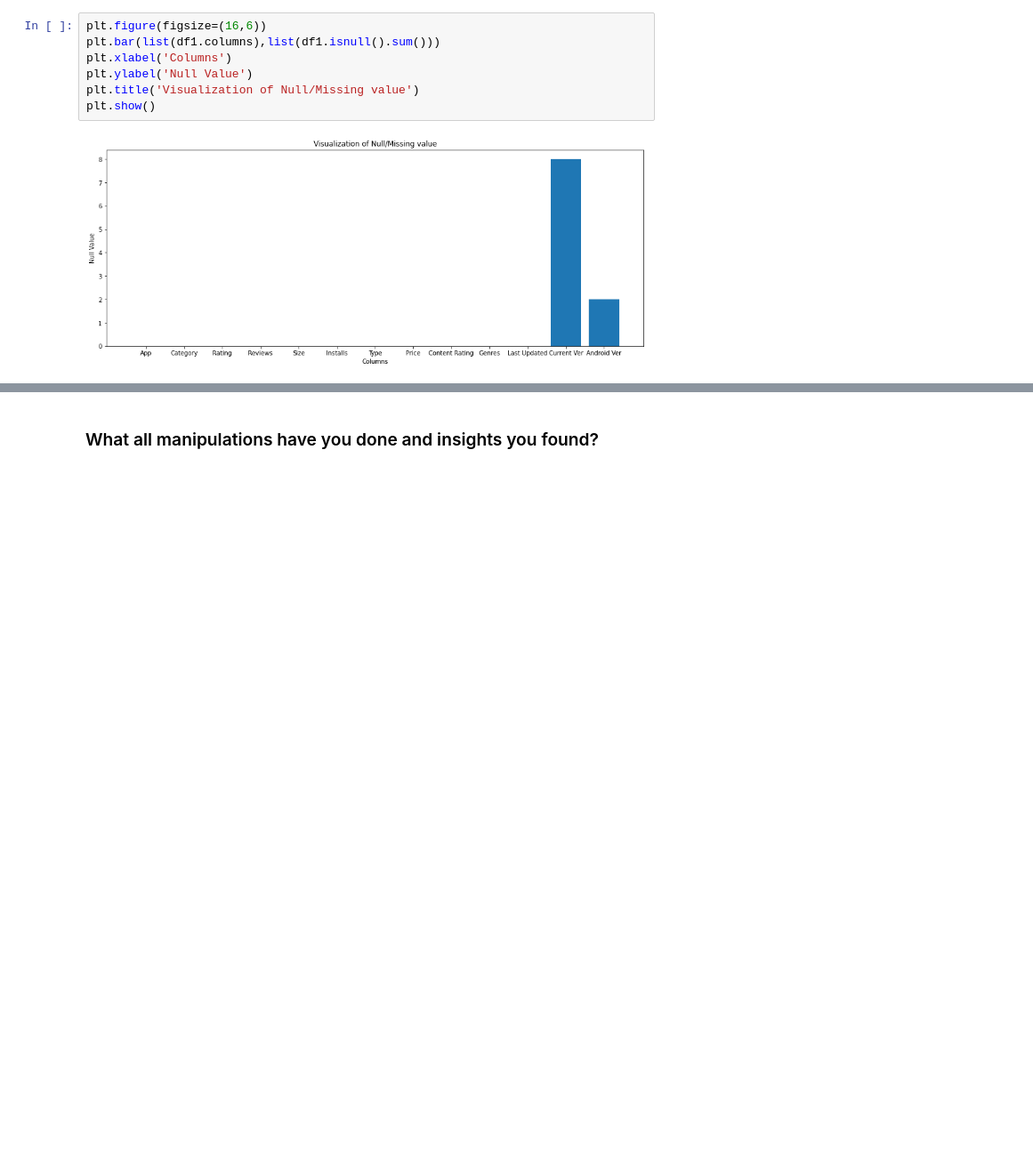
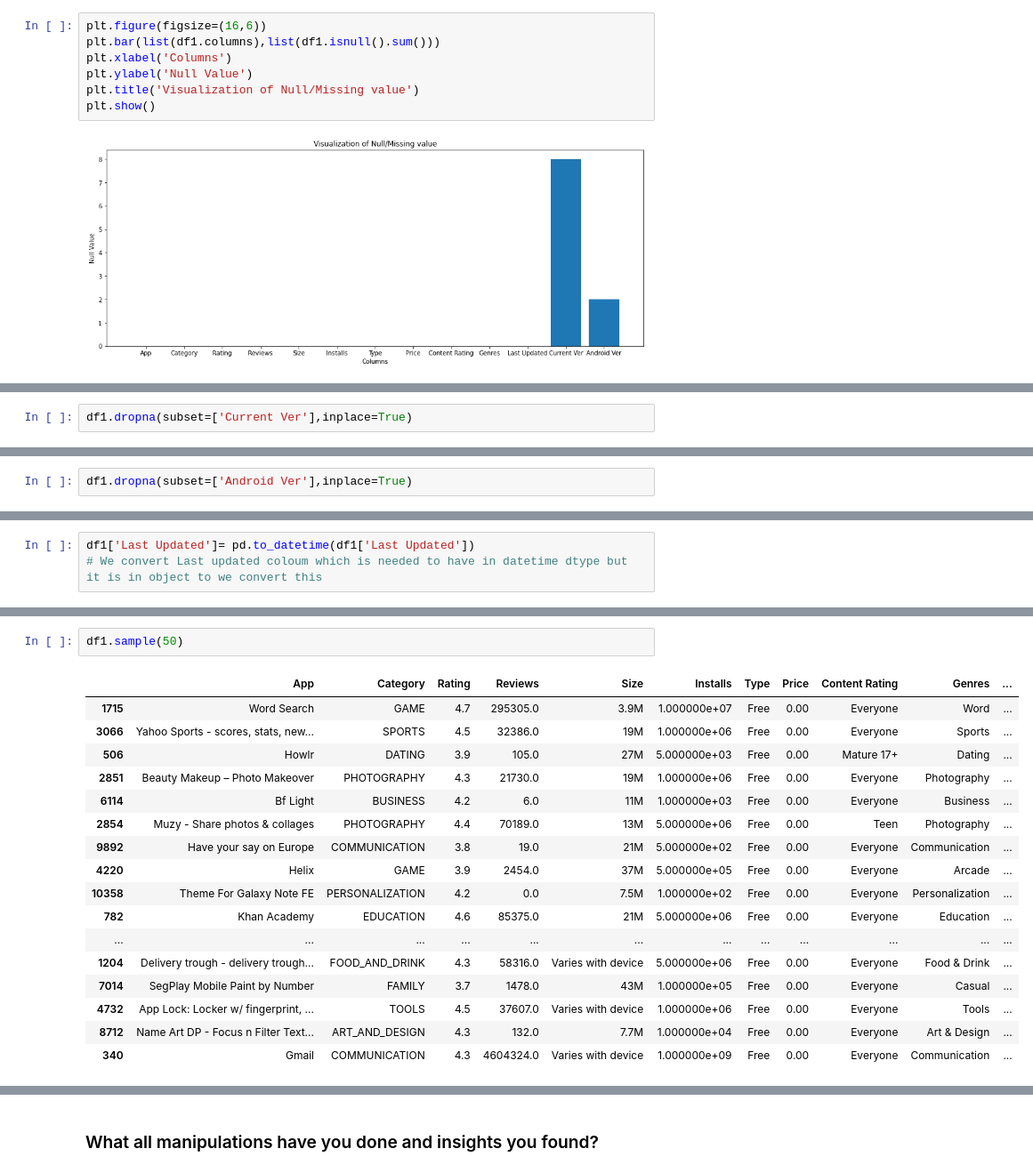
Before and after one commit to MayankDataScience/EDA_1_Data_Science, a Jupyter notebook: Play_store_app_review_analysis.ipynb, the cells around one changed output, grey strips where cells are left out. Shown at 89% size. Drawn from its saved outputs; the diff is of its cells as text; blank space fills up the shorter version.

```diff
--- a/Play_store_app_review_analysis.ipynb
+++ b/Play_store_app_review_analysis.ipynb
@@ -1028,0 +1043,2 @@ plt.show()
+# %%
+df1.dropna(subset=['Current Ver'],inplace=True)
@@ -1028,0 +1055,2 @@ plt.show()
+# %%
+df1.dropna(subset=['Android Ver'],inplace=True)
@@ -1028,0 +1101,3 @@ plt.show()
+# %%
+df1['Last Updated']= pd.to_datetime(df1['Last Updated'])
+# We convert Last updated coloum which is needed to have in datetime dtype but it is in object to we convert this
@@ -1028,0 +1127,20 @@ plt.show()
+# %%
+df1.sample(50)
+# %% [output]
+|  | App | Category | Rating | Reviews | Size | Installs | Type | Price | Content Rating | Genres | ... |
+| 1715 | Word Search | GAME | 4.7 | 295305.0 | 3.9M | 1.000000e+07 | Free | 0.00 | Everyone | Word | ... |
+| 3066 | Yahoo Sports - scores, stats, new... | SPORTS | 4.5 | 32386.0 | 19M | 1.000000e+06 | Free | 0.00 | Everyone | Sports | ... |
+| 506 | Howlr | DATING | 3.9 | 105.0 | 27M | 5.000000e+03 | Free | 0.00 | Mature 17+ | Dating | ... |
+| 2851 | Beauty Makeup – Photo Makeover | PHOTOGRAPHY | 4.3 | 21730.0 | 19M | 1.000000e+06 | Free | 0.00 | Everyone | Photography | ... |
+| 6114 | Bf Light | BUSINESS | 4.2 | 6.0 | 11M | 1.000000e+03 | Free | 0.00 | Everyone | Business | ... |
+| 2854 | Muzy - Share photos & collages | PHOTOGRAPHY | 4.4 | 70189.0 | 13M | 5.000000e+06 | Free | 0.00 | Teen | Photography | ... |
+| 9892 | Have your say on Europe | COMMUNICATION | 3.8 | 19.0 | 21M | 5.000000e+02 | Free | 0.00 | Everyone | Communication | ... |
+| 4220 | Helix | GAME | 3.9 | 2454.0 | 37M | 5.000000e+05 | Free | 0.00 | Everyone | Arcade | ... |
+| 10358 | Theme For Galaxy Note FE | PERSONALIZATION | 4.2 | 0.0 | 7.5M | 1.000000e+02 | Free | 0.00 | Everyone | Personalization | ... |
+| 782 | Khan Academy | EDUCATION | 4.6 | 85375.0 | 21M | 5.000000e+06 | Free | 0.00 | Everyone | Education | ... |
+| ... | ... | ... | ... | ... | ... | ... | ... | ... | ... | ... | ... |
+| 1204 | Delivery trough - delivery trough... | FOOD_AND_DRINK | 4.3 | 58316.0 | Varies with device | 5.000000e+06 | Free | 0.00 | Everyone | Food & Drink | ... |
+| 7014 | SegPlay Mobile Paint by Number | FAMILY | 3.7 | 1478.0 | 43M | 1.000000e+05 | Free | 0.00 | Everyone | Casual | ... |
+| 4732 | App Lock: Locker w/ fingerprint, ... | TOOLS | 4.5 | 37607.0 | Varies with device | 1.000000e+06 | Free | 0.00 | Everyone | Tools | ... |
+| 8712 | Name Art DP - Focus n Filter Text... | ART_AND_DESIGN | 4.3 | 132.0 | 7.7M | 1.000000e+04 | Free | 0.00 | Everyone | Art & Design | ... |
+| 340 | Gmail | COMMUNICATION | 4.3 | 4604324.0 | Varies with device | 1.000000e+09 | Free | 0.00 | Everyone | Communication | ... |
```
Also changed, not shown: parts of 21 cells of this notebook.
